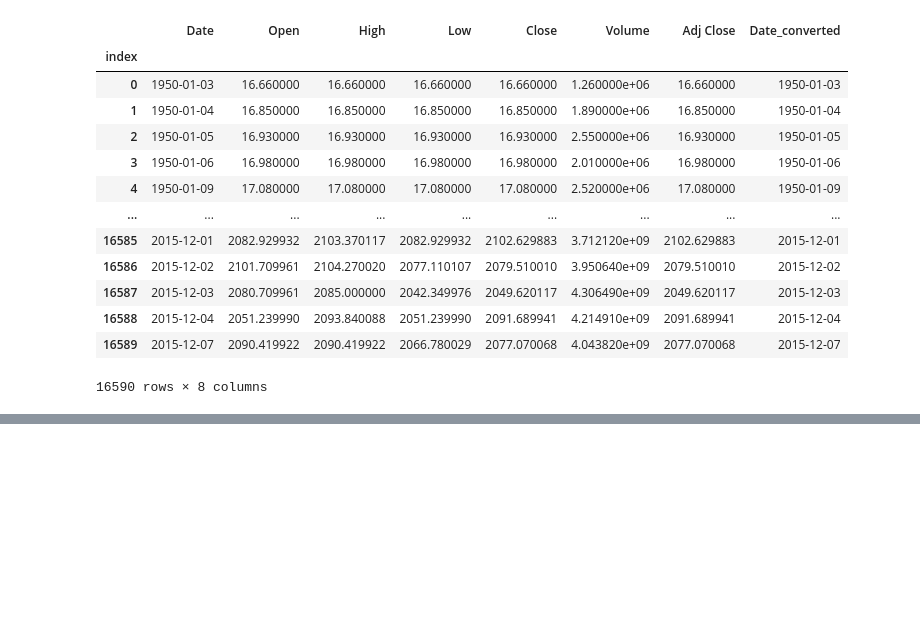
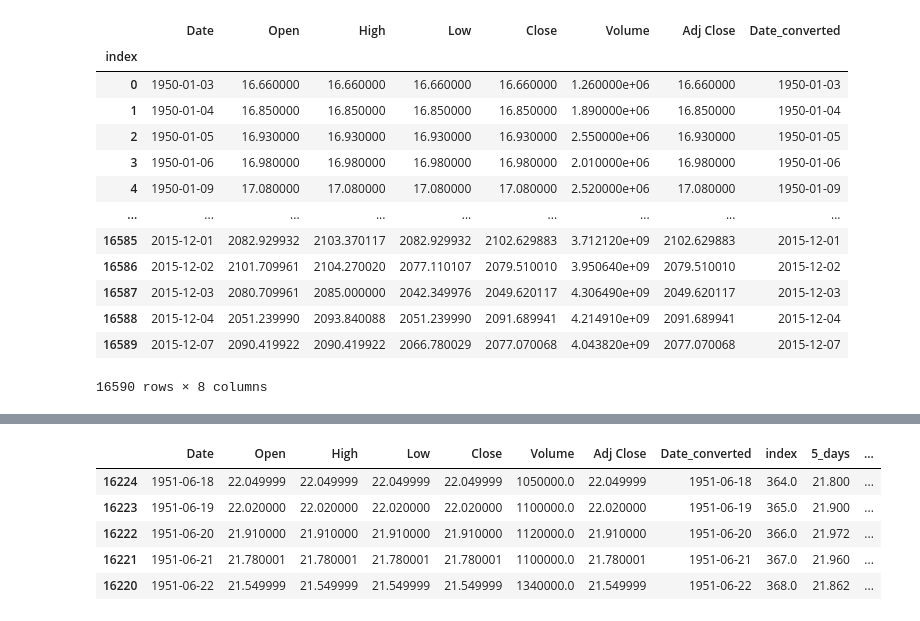
Before and after one commit to deesci/Portfolio, a Jupyter notebook: Predict_stock_prices.ipynb, the cells around one changed output, grey strips where cells are left out. Cells and saved outputs as stored; diff of their text form; code cells hidden in the pictures; blank space fills up the shorter version.

```diff
--- a/Predict_stock_prices.ipynb
+++ b/Predict_stock_prices.ipynb
@@ -112,0 +185,9 @@ data
+# %%
+train[:5]
+# %% [output]
+|  | Date | Open | High | Low | Close | Volume | Adj Close | Date_converted | index | 5_days | ... |
+| 16224 | 1951-06-18 | 22.049999 | 22.049999 | 22.049999 | 22.049999 | 1050000.0 | 22.049999 | 1951-06-18 | 364.0 | 21.800 | ... |
+| 16223 | 1951-06-19 | 22.020000 | 22.020000 | 22.020000 | 22.020000 | 1100000.0 | 22.020000 | 1951-06-19 | 365.0 | 21.900 | ... |
+| 16222 | 1951-06-20 | 21.910000 | 21.910000 | 21.910000 | 21.910000 | 1120000.0 | 21.910000 | 1951-06-20 | 366.0 | 21.972 | ... |
+| 16221 | 1951-06-21 | 21.780001 | 21.780001 | 21.780001 | 21.780001 | 1100000.0 | 21.780001 | 1951-06-21 | 367.0 | 21.960 | ... |
+| 16220 | 1951-06-22 | 21.549999 | 21.549999 | 21.549999 | 21.549999 | 1340000.0 | 21.549999 | 1951-06-22 | 368.0 | 21.862 | ... |
```
Also changed, not shown: parts of 18 cells of this notebook.
